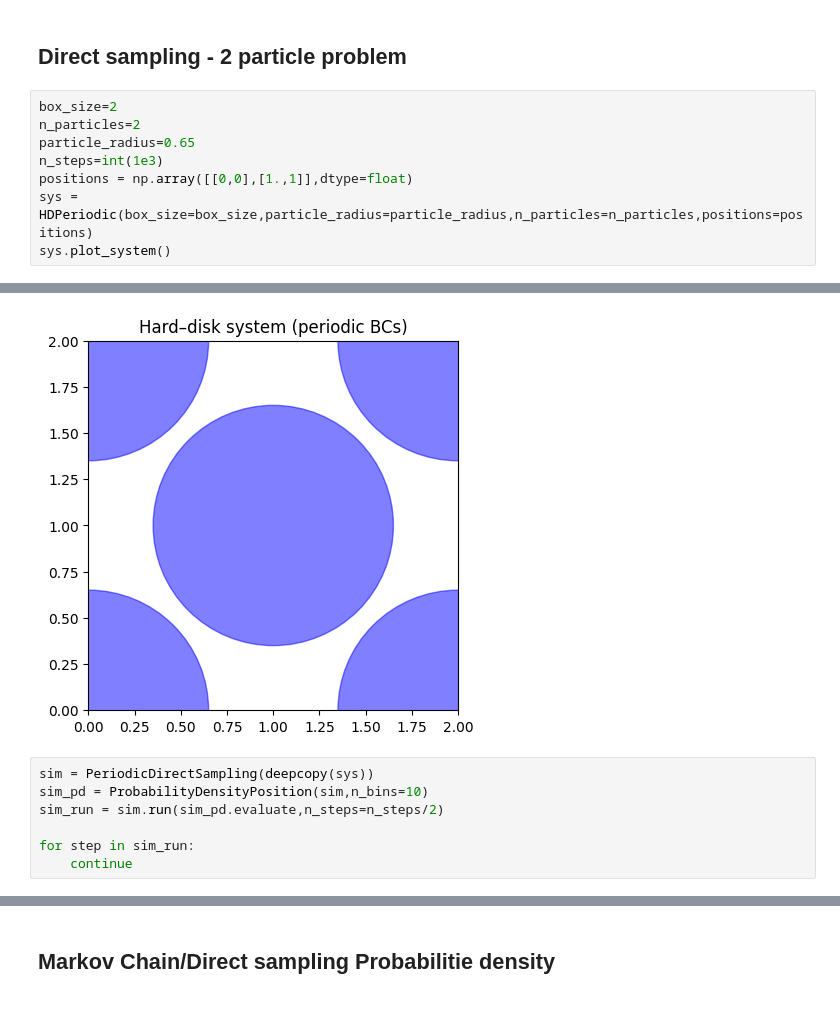
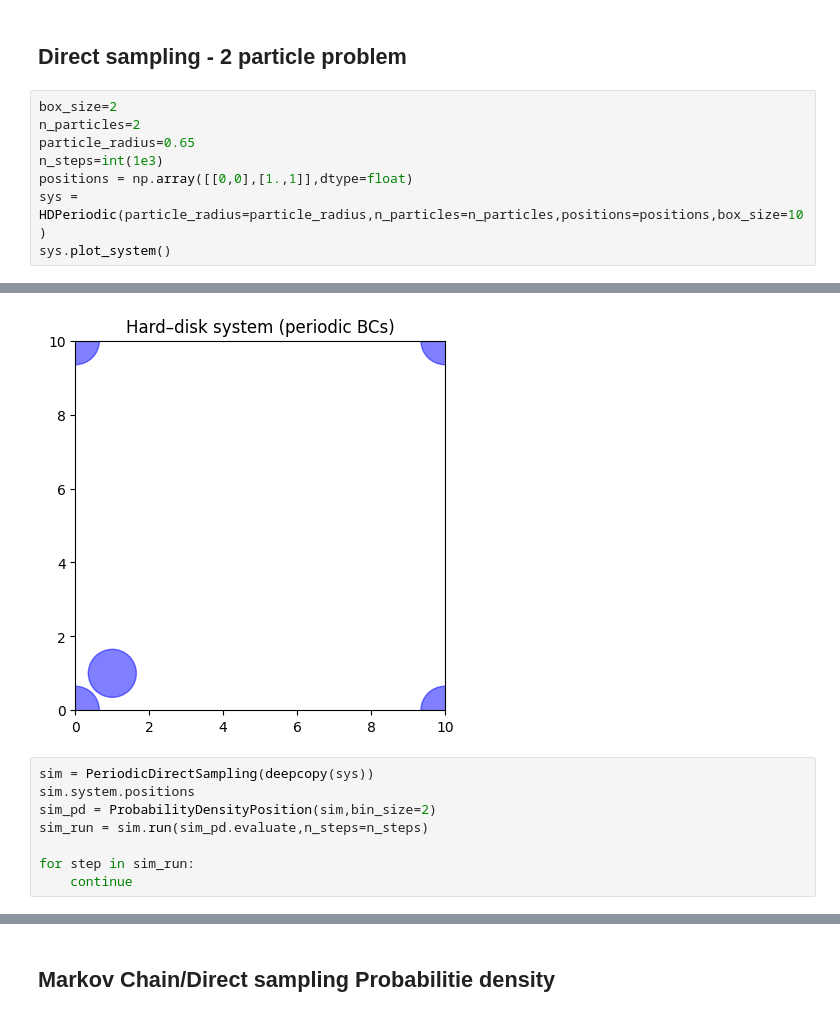
Before and after one commit to LuanMs1/tcc-markov-chain, a Jupyter notebook: hard_disck_periodic.ipynb, the cells around one changed output, grey strips where cells are left out. Saved outputs shown, nothing was run; the diff lists cells and outputs as text.

Commit message:
changing from box_size to box_dimension

```diff
--- a/hard_disck_periodic.ipynb
+++ b/hard_disck_periodic.ipynb
@@ -63,6 +63,6 @@ n_particles=2
 particle_radius=0.65
 n_steps=int(1e3)
 positions = np.array([[0,0],[1.,1]],dtype=float)
-sys = HDPeriodic(box_size=box_size,particle_radius=particle_radius,n_particles=n_particles,positions=positions)
+sys = HDPeriodic(particle_radius=particle_radius,n_particles=n_particles,positions=positions,box_size=10)
 sys.plot_system()
 # %% [output]
@@ -72,8 +72,9 @@ sys.plot_system()
-[figure, old version]
+[figure, new version]
 # %%
 sim = PeriodicDirectSampling(deepcopy(sys))
-sim_pd = ProbabilityDensityPosition(sim,n_bins=10)
-sim_run = sim.run(sim_pd.evaluate,n_steps=n_steps/2)
+sim.system.positions
+sim_pd = ProbabilityDensityPosition(sim,bin_size=2)
+sim_run = sim.run(sim_pd.evaluate,n_steps=n_steps)
 
 for step in sim_run:
     continue
```
Also changed, not shown: parts of 13 cells of this notebook, 2 other files.
